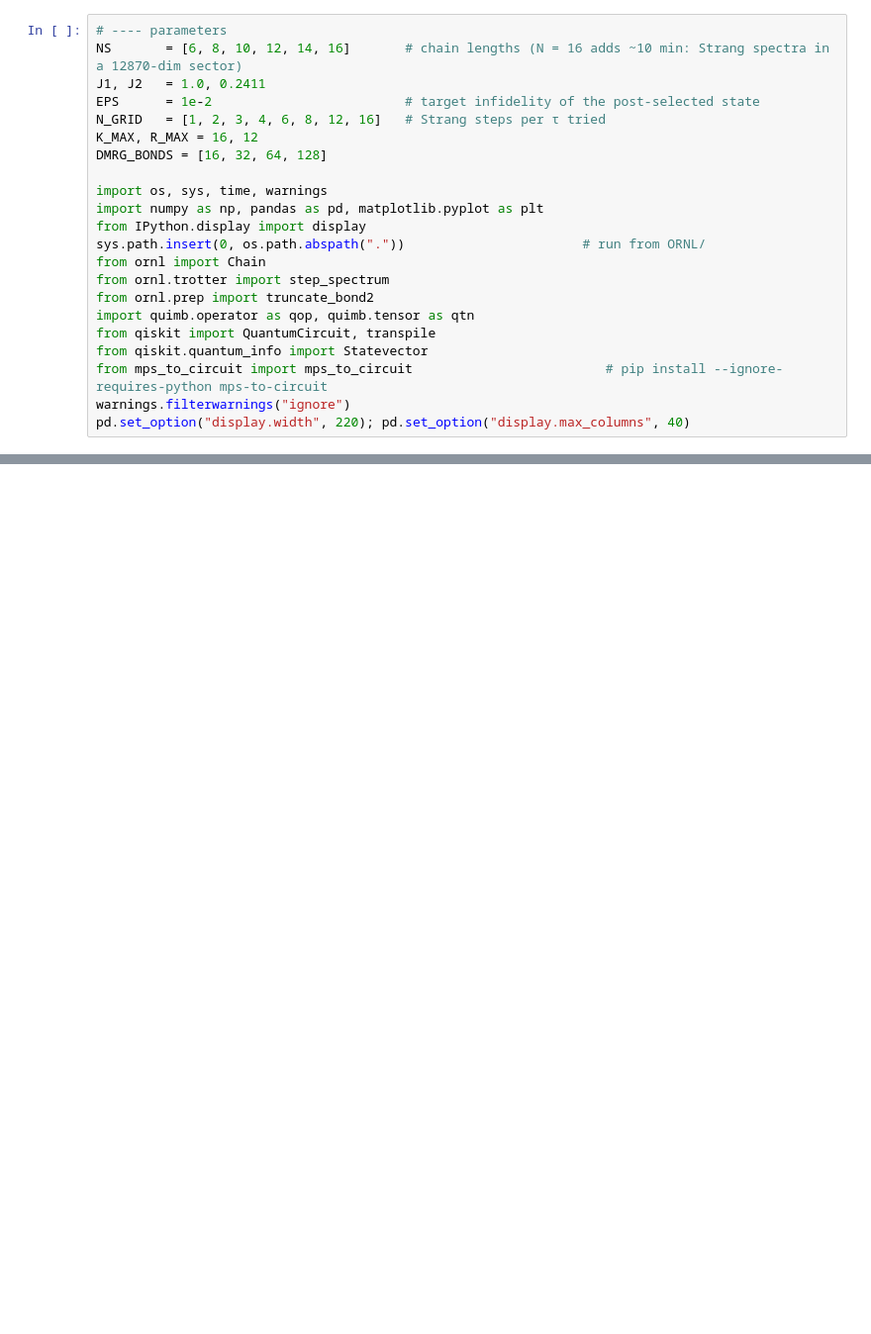
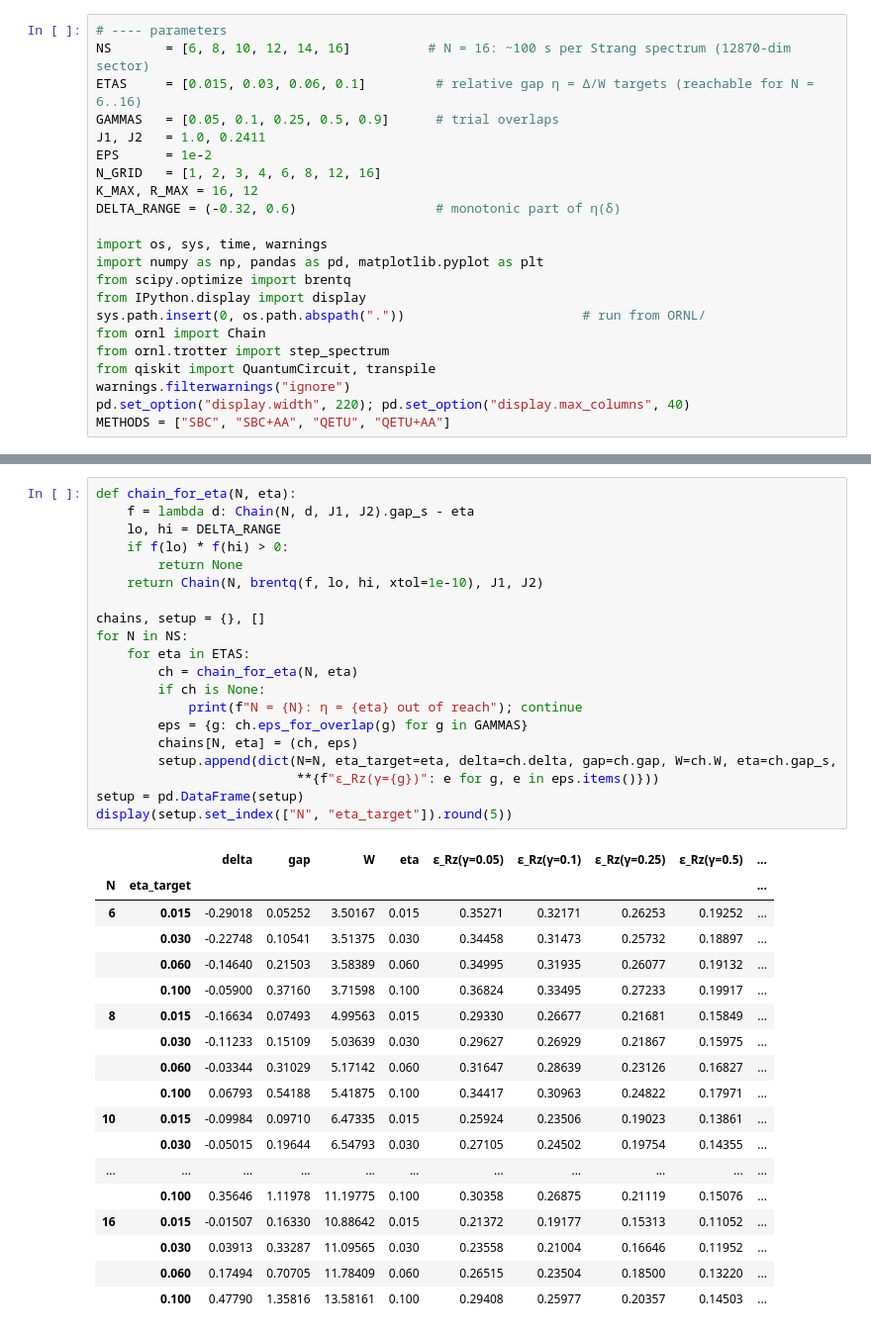
Before and after one commit to aaronseymour7/CLAUDE, a Jupyter notebook: ORNL/scaling_study.ipynb, the cells around one changed output, grey strips where cells are left out. Shown at 99% size. Drawn from its saved outputs; the diff is of its cells as text; blank space fills up the shorter version.

```diff
--- a/ORNL/scaling_study.ipynb
+++ b/ORNL/scaling_study.ipynb
@@ -21,23 +22,23 @@ spectral width are whatever the chain has at each $N$, so $\eta(N) = \Delta/W$ s
 # %%
 # ---- parameters
-NS       = [6, 8, 10, 12, 14, 16]       # chain lengths (N = 16 adds ~10 min: Strang spectra in a 12870-dim sector)
+NS       = [6, 8, 10, 12, 14, 16]          # N = 16: ~100 s per Strang spectrum (12870-dim sector)
+ETAS     = [0.015, 0.03, 0.06, 0.1]         # relative gap η = Δ/W targets (reachable for N = 6..16)
+GAMMAS   = [0.05, 0.1, 0.25, 0.5, 0.9]      # trial overlaps
 J1, J2   = 1.0, 0.2411
-EPS      = 1e-2                         # target infidelity of the post-selected state
-N_GRID   = [1, 2, 3, 4, 6, 8, 12, 16]   # Strang steps per τ tried
+EPS      = 1e-2
+N_GRID   = [1, 2, 3, 4, 6, 8, 12, 16]
 K_MAX, R_MAX = 16, 12
-DMRG_BONDS = [16, 32, 64, 128]
+DELTA_RANGE = (-0.32, 0.6)                  # monotonic part of η(δ)
 
 import os, sys, time, warnings
 import numpy as np, pandas as pd, matplotlib.pyplot as plt
+from scipy.optimize import brentq
 from IPython.display import display
 sys.path.insert(0, os.path.abspath("."))                       # run from ORNL/
 from ornl import Chain
 from ornl.trotter import step_spectrum
-from ornl.prep import truncate_bond2
-import quimb.operator as qop, quimb.tensor as qtn
 from qiskit import QuantumCircuit, transpile
-from qiskit.quantum_info import Statevector
-from mps_to_circuit import mps_to_circuit                         # pip install --ignore-requires-python mps-to-circuit
 warnings.filterwarnings("ignore")
 pd.set_option("display.width", 220); pd.set_option("display.max_columns", 40)
+METHODS = ["SBC", "SBC+AA", "QETU", "QETU+AA"]
 # %% [markdown]
@@ -229,0 +110,39 @@ N = 16: done in 338 s (n up to 3)
+# %%
+def chain_for_eta(N, eta):
+    f = lambda d: Chain(N, d, J1, J2).gap_s - eta
+    lo, hi = DELTA_RANGE
+    if f(lo) * f(hi) > 0:
+        return None
+    return Chain(N, brentq(f, lo, hi, xtol=1e-10), J1, J2)
+
+chains, setup = {}, []
+for N in NS:
+    for eta in ETAS:
+        ch = chain_for_eta(N, eta)
+        if ch is None:
+            print(f"N = {N}: η = {eta} out of reach"); continue
+        eps = {g: ch.eps_for_overlap(g) for g in GAMMAS}
+        chains[N, eta] = (ch, eps)
+        setup.append(dict(N=N, eta_target=eta, delta=ch.delta, gap=ch.gap, W=ch.W, eta=ch.gap_s,
+                          **{f"ε_Rz(γ={g})": e for g, e in eps.items()}))
+setup = pd.DataFrame(setup)
+display(setup.set_index(["N", "eta_target"]).round(5))
+# %% [output]
+|  |  | delta | gap | W | eta | ε_Rz(γ=0.05) | ε_Rz(γ=0.1) | ε_Rz(γ=0.25) | ε_Rz(γ=0.5) | ... |
+| N | eta_target |  |  |  |  |  |  |  |  | ... |
+| 6 | 0.015 | -0.29018 | 0.05252 | 3.50167 | 0.015 | 0.35271 | 0.32171 | 0.26253 | 0.19252 | ... |
+|  | 0.030 | -0.22748 | 0.10541 | 3.51375 | 0.030 | 0.34458 | 0.31473 | 0.25732 | 0.18897 | ... |
+|  | 0.060 | -0.14640 | 0.21503 | 3.58389 | 0.060 | 0.34995 | 0.31935 | 0.26077 | 0.19132 | ... |
+|  | 0.100 | -0.05900 | 0.37160 | 3.71598 | 0.100 | 0.36824 | 0.33495 | 0.27233 | 0.19917 | ... |
+| 8 | 0.015 | -0.16634 | 0.07493 | 4.99563 | 0.015 | 0.29330 | 0.26677 | 0.21681 | 0.15849 | ... |
+|  | 0.030 | -0.11233 | 0.15109 | 5.03639 | 0.030 | 0.29627 | 0.26929 | 0.21867 | 0.15975 | ... |
+|  | 0.060 | -0.03344 | 0.31029 | 5.17142 | 0.060 | 0.31647 | 0.28639 | 0.23126 | 0.16827 | ... |
+|  | 0.100 | 0.06793 | 0.54188 | 5.41875 | 0.100 | 0.34417 | 0.30963 | 0.24822 | 0.17971 | ... |
+| 10 | 0.015 | -0.09984 | 0.09710 | 6.47335 | 0.015 | 0.25924 | 0.23506 | 0.19023 | 0.13861 | ... |
+|  | 0.030 | -0.05015 | 0.19644 | 6.54793 | 0.030 | 0.27105 | 0.24502 | 0.19754 | 0.14355 | ... |
+| ... | ... | ... | ... | ... | ... | ... | ... | ... | ... | ... |
+|  | 0.100 | 0.35646 | 1.11978 | 11.19775 | 0.100 | 0.30358 | 0.26875 | 0.21119 | 0.15076 | ... |
+| 16 | 0.015 | -0.01507 | 0.16330 | 10.88642 | 0.015 | 0.21372 | 0.19177 | 0.15313 | 0.11052 | ... |
+|  | 0.030 | 0.03913 | 0.33287 | 11.09565 | 0.030 | 0.23558 | 0.21004 | 0.16646 | 0.11952 | ... |
+|  | 0.060 | 0.17494 | 0.70705 | 11.78409 | 0.060 | 0.26515 | 0.23504 | 0.18500 | 0.13220 | ... |
+|  | 0.100 | 0.47790 | 1.35816 | 13.58161 | 0.100 | 0.29408 | 0.25977 | 0.20357 | 0.14503 | ... |
```
Also changed, not shown: parts of 17 cells of this notebook, 3 other files.
